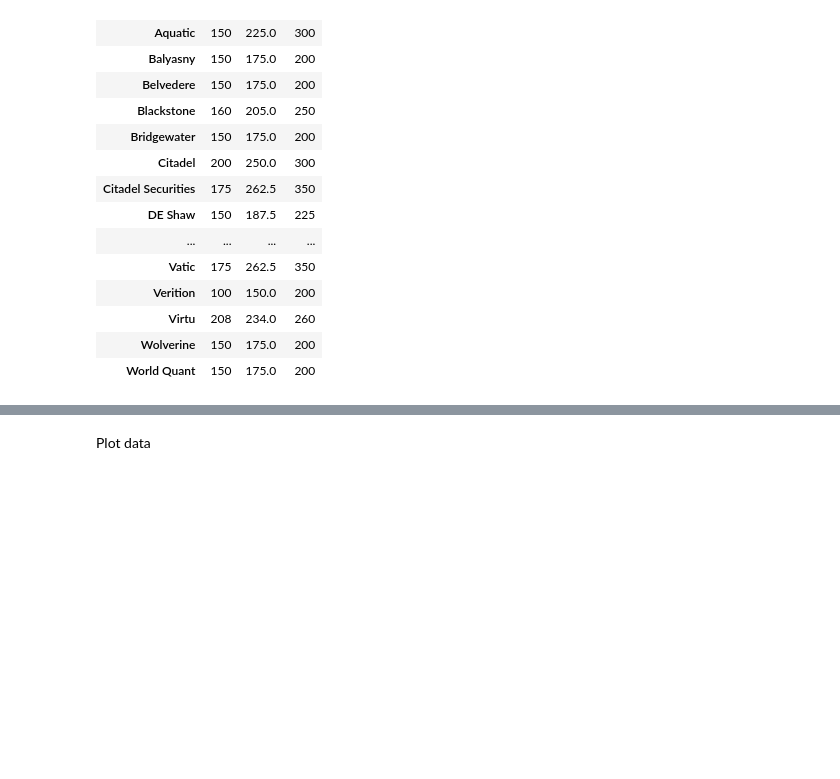
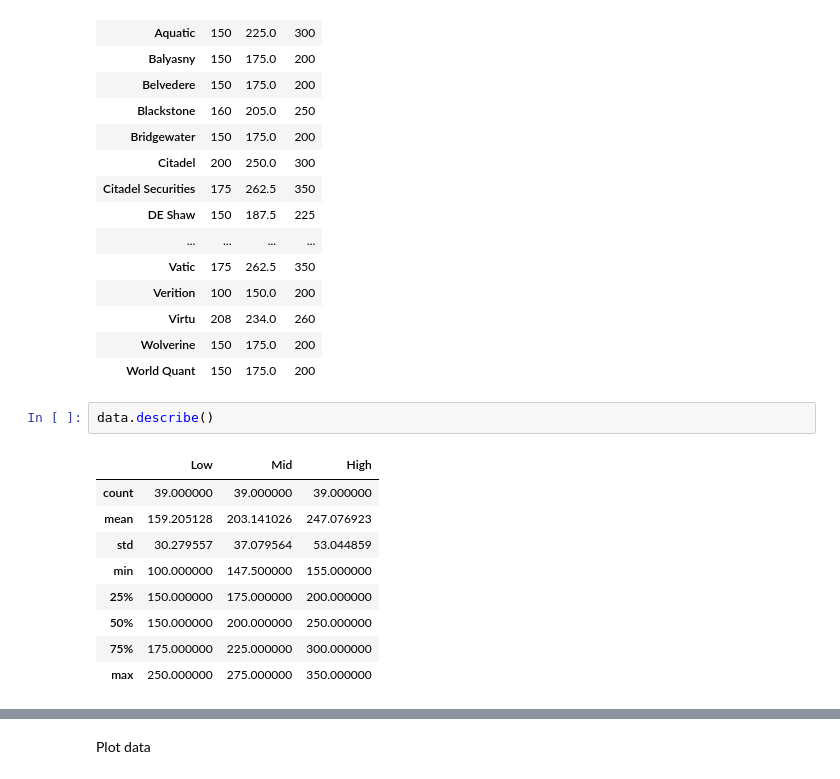
Before and after one commit to marcuskastevens/quant_research, a Jupyter notebook: quantitative_trading_firm_compensation_analysis.ipynb, the cells around one changed output, grey strips where cells are left out. Drawn from its saved outputs; the diff is of its cells as text; blank space fills up the shorter version.

```diff
--- a/quantitative_trading_firm_compensation_analysis.ipynb
+++ b/quantitative_trading_firm_compensation_analysis.ipynb
@@ -29,3 +29,15 @@ data
 | Virtu | 208 | 234.0 | 260 |
 | Wolverine | 150 | 175.0 | 200 |
 | World Quant | 150 | 175.0 | 200 |
+# %%
+data.describe()
+# %% [output]
+|  | Low | Mid | High |
+| count | 39.000000 | 39.000000 | 39.000000 |
+| mean | 159.205128 | 203.141026 | 247.076923 |
+| std | 30.279557 | 37.079564 | 53.044859 |
+| min | 100.000000 | 147.500000 | 155.000000 |
+| 25% | 150.000000 | 175.000000 | 200.000000 |
+| 50% | 150.000000 | 200.000000 | 250.000000 |
+| 75% | 175.000000 | 225.000000 | 300.000000 |
+| max | 250.000000 | 275.000000 | 350.000000 |
```
Also changed, not shown: parts of 2 cells of this notebook, 2 other files.
